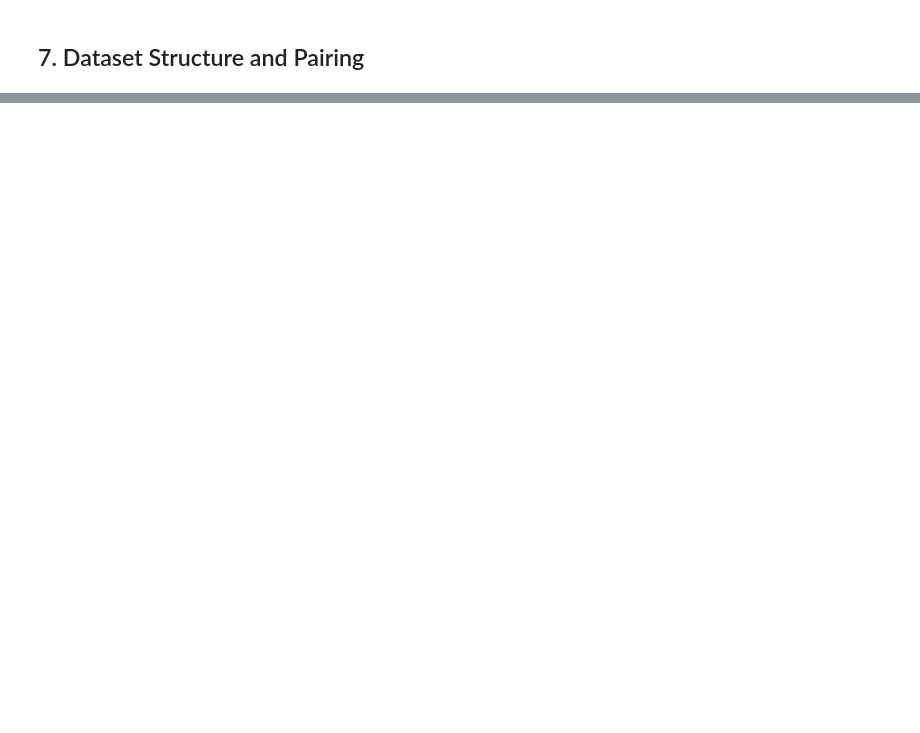
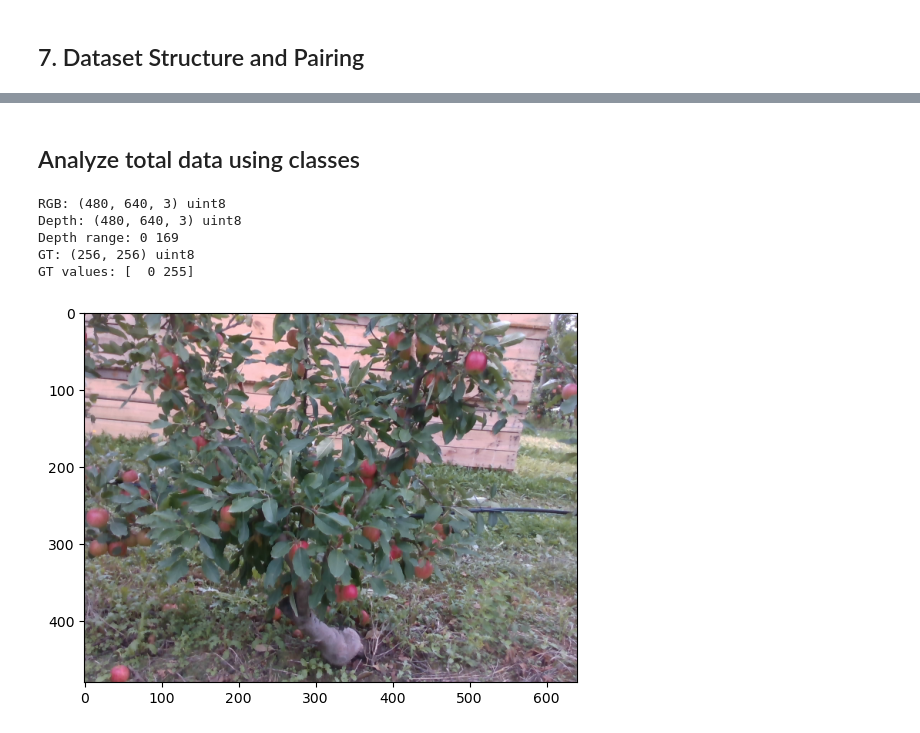
Before and after one commit to David-Hayes747/TreeProject, a Jupyter notebook: notebooks/01_data_exploration.ipynb, the cells around one changed output, grey strips where cells are left out. Drawn from its saved outputs; the diff is of its cells as text; code cells hidden in the pictures; blank space fills up the shorter version.

```diff
--- a/notebooks/01_data_exploration.ipynb
+++ b/notebooks/01_data_exploration.ipynb
@@ -156,0 +202,23 @@ print(tree.winter_depth_path)
+# %% [markdown]
+## Analyze total data using classes
+# %%
+print("RGB:", tree.summer_rgb.shape, tree.summer_rgb.dtype)
+
+print("Depth:", tree.summer_depth.shape, tree.summer_depth.dtype)
+print("Depth range:", tree.summer_depth.min(), tree.summer_depth.max())
+
+print("GT:", tree.summer_gt.shape, tree.summer_gt.dtype)
+print("GT values:", np.unique(tree.summer_gt))
+
+tree1 = dataset.get_tree("R01N01")
+
+
+plt.imshow(tree1.summer_rgb)
+plt.show()
+# %% [output]
+RGB: (480, 640, 3) uint8
+Depth: (480, 640, 3) uint8
+Depth range: 0 169
+GT: (256, 256) uint8
+GT values: [  0 255]
+[figure, added]
```
Also changed, not shown: parts of 2 cells of this notebook.
